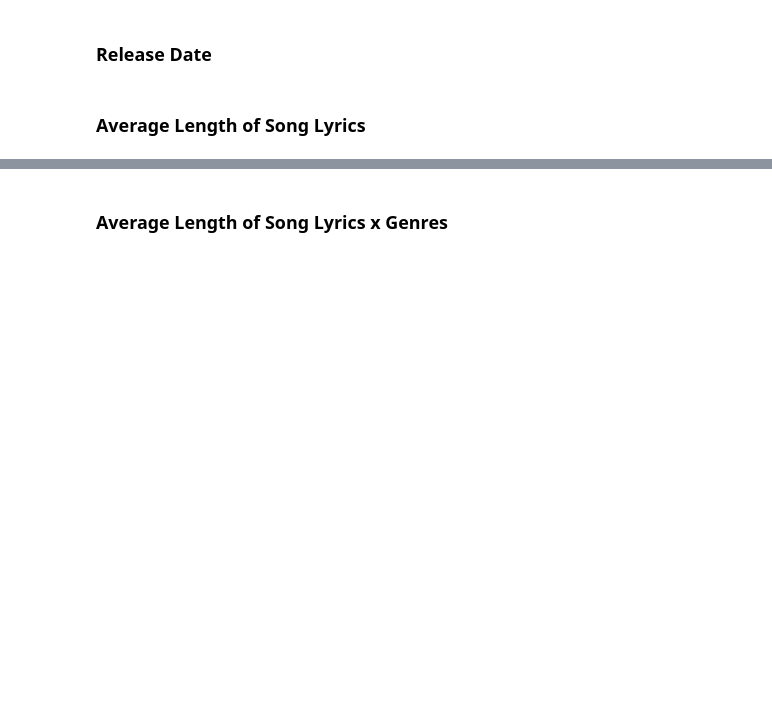
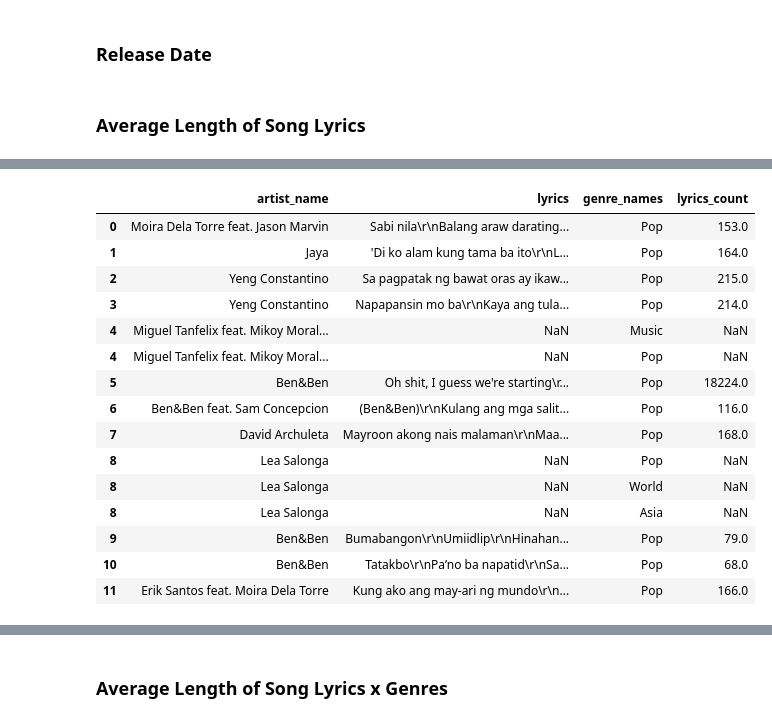
Before and after one commit to kenloquinte/DATASCI-Baby-Alive, a Jupyter notebook: FINAL/Technical Report.ipynb, the cells around one changed output, grey strips where cells are left out. Saved outputs shown, nothing was run; the diff lists cells and outputs as text; code cells hidden in the pictures; blank space fills up the shorter version.

Commit message:
avg length by genre

```diff
--- a/FINAL/Technical Report.ipynb
+++ b/FINAL/Technical Report.ipynb
@@ -172,0 +177,27 @@ df_avg_l
+# %%
+def count_ly(string):
+    str1 = string
+    space = str1.count(' ')
+
+    nn = str1.count("\n\r\n")
+
+    n = str1.count("\r\n")
+
+    u2005 = str1.count("\u2005")
+
+    chorus = str1.count("CHORUS:")
+
+    return space + u2005 + n - nn - chorus + 1
+
+arr = []
+for index in df_avg_l['lyrics']:
+    if isinstance(index, float)==False:
+        put = count_ly(index)
+        print(put)
+        arr.append(put)
+    else:
+        arr.append(NaN)
+   # print(num)
+print(arr)
+
+df_avg_l['lyrics_count'] = arr
@@ -172,0 +222,19 @@ df_avg_l
+# %%
+df_avg_l.head(15)
+# %% [output]
+|  | artist_name | lyrics | genre_names | lyrics_count |
+| 0 | Moira Dela Torre feat. Jason Marvin | Sabi nila\r\nBalang araw darating... | Pop | 153.0 |
+| 1 | Jaya | 'Di ko alam kung tama ba ito\r\nL... | Pop | 164.0 |
+| 2 | Yeng Constantino | Sa pagpatak ng bawat oras ay ikaw... | Pop | 215.0 |
+| 3 | Yeng Constantino | Napapansin mo ba\r\nKaya ang tula... | Pop | 214.0 |
+| 4 | Miguel Tanfelix feat. Mikoy Moral... | NaN | Music | NaN |
+| 4 | Miguel Tanfelix feat. Mikoy Moral... | NaN | Pop | NaN |
+| 5 | Ben&Ben | Oh shit, I guess we're starting\r... | Pop | 18224.0 |
+| 6 | Ben&Ben feat. Sam Concepcion | (Ben&Ben)\r\nKulang ang mga salit... | Pop | 116.0 |
+| 7 | David Archuleta | Mayroon akong nais malaman\r\nMaa... | Pop | 168.0 |
+| 8 | Lea Salonga | NaN | Pop | NaN |
+| 8 | Lea Salonga | NaN | World | NaN |
+| 8 | Lea Salonga | NaN | Asia | NaN |
+| 9 | Ben&Ben | Bumabangon\r\nUmiidlip\r\nHinahan... | Pop | 79.0 |
+| 10 | Ben&Ben | Tatakbo\r\nPa’no ba napatid\r\nSa... | Pop | 68.0 |
+| 11 | Erik Santos feat. Moira Dela Torre | Kung ako ang may-ari ng mundo\r\n... | Pop | 166.0 |
```
Also changed, not shown: parts of 7 cells of this notebook.
